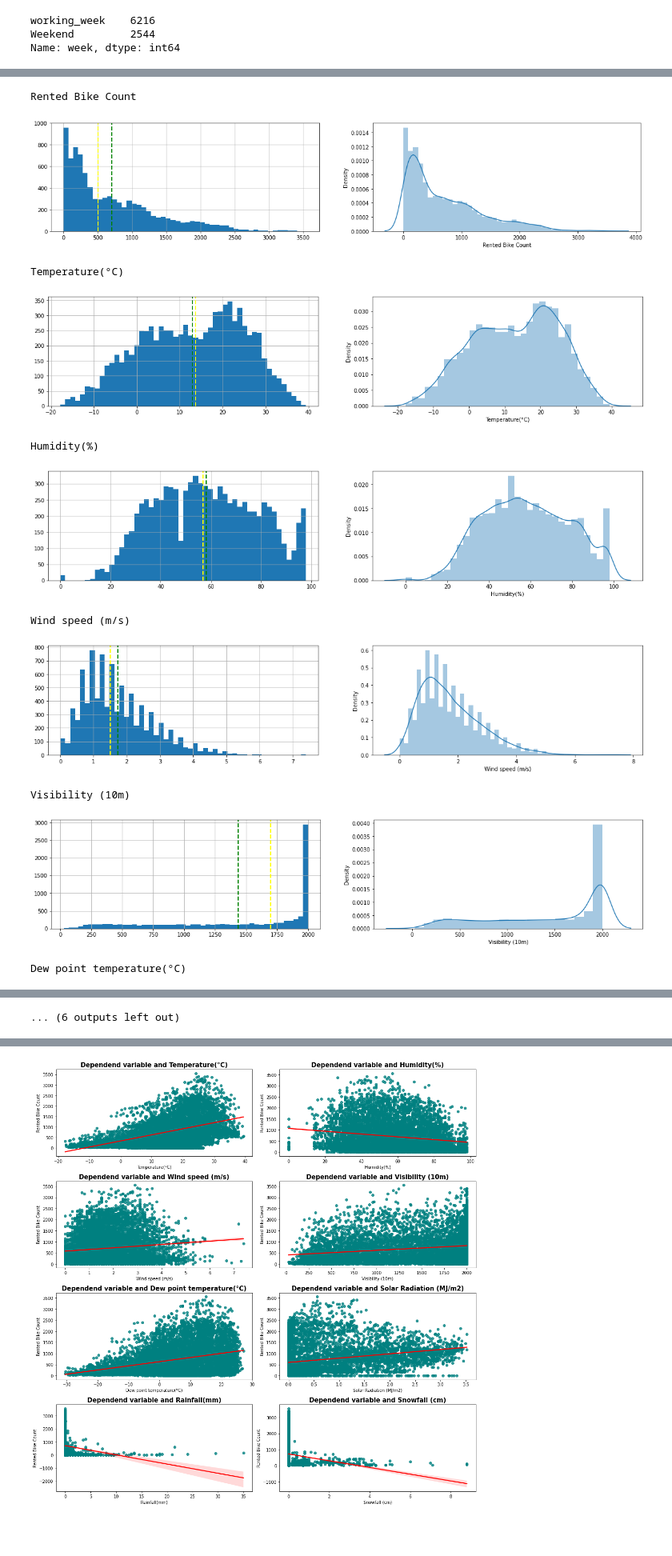
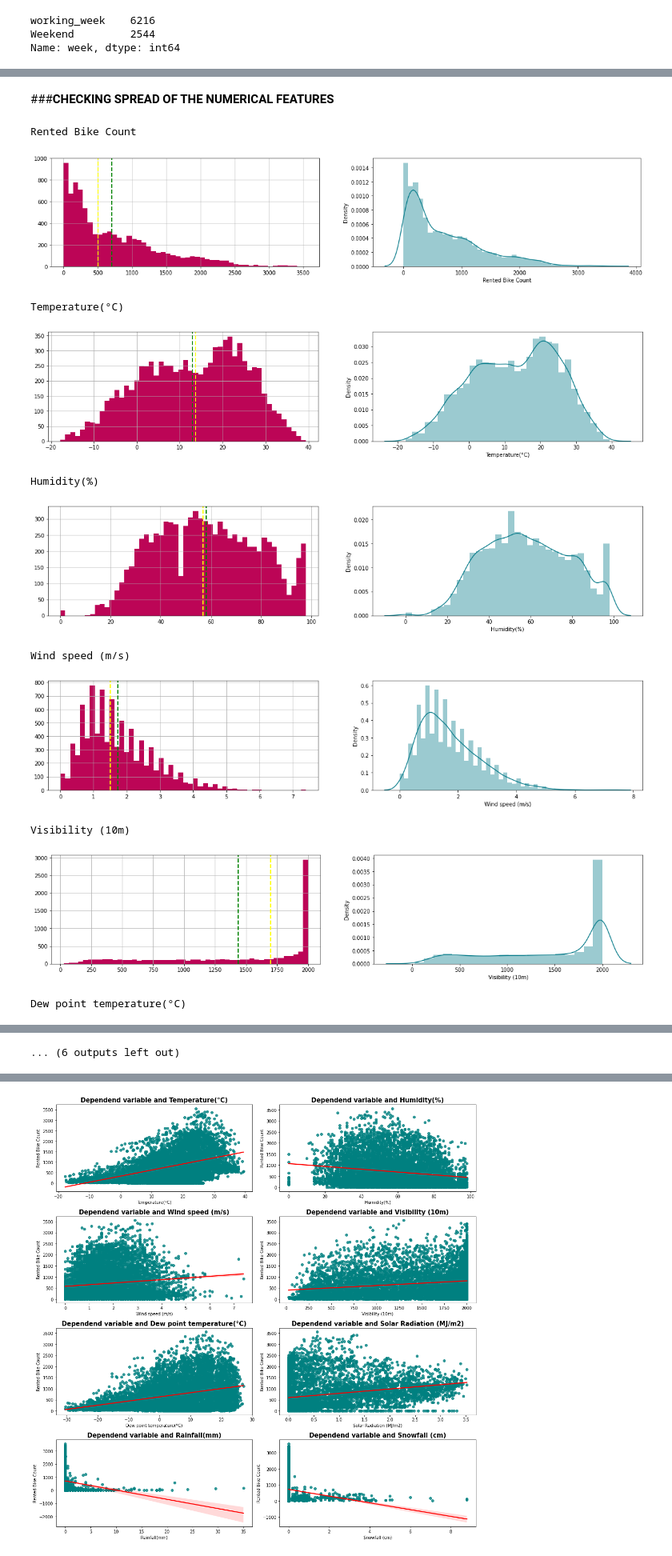
Before and after one commit to techsidh/seoul-bike-sharing-demand-prediction, a Jupyter notebook: Seoul_Bike_Sharing_Demand_Prediction.ipynb, the cells around one changed output, grey strips where cells are left out. Shown at 80% size. Cells and saved outputs as stored; diff of their text form; code cells hidden in the pictures; blank space fills up the shorter version.

```diff
--- a/Seoul_Bike_Sharing_Demand_Prediction.ipynb
+++ b/Seoul_Bike_Sharing_Demand_Prediction.ipynb
@@ -50,5 +57,7 @@ from sklearn.ensemble import RandomForestRegressor
 # %%
-df = pd.read_csv('/content/drive/MyDrive/colab/EDA/SeoulBikeData.csv',encoding = 'latin')
+# Importing Dataset
+
+df = pd.read_csv('/content/drive/MyDrive/Capstone Project - Seoul Bike Sharing Demand Prediction/SeoulBikeData.csv',encoding = 'latin')
 # %%
 # Lets look at their shapes respectively.
 print(" Shape of the resources dataframe is: " , df.shape)
@@ -245,6 +284,6 @@ Name: year, dtype: int64
 for i in categorical_features.columns:
   plt.figure(figsize = (12,7))
 
-  sns.barplot(df[i], df['Rented Bike Count']).set_title( i, fontdict = { 'fontsize': 18},weight= 'bold')
+  sns.barplot(df[i], df['Rented Bike Count'],palette = 'Spectral').set_title( i, fontdict = { 'fontsize': 18},weight= 'bold')
   plt.tight_layout()
 # %% [output]
@@ -264,7 +305,7 @@ plt.figure(figsize=(20,15))
 for i in numeric_features.columns:
   plt.subplot(3,3,n)
   n=n+1
-  sns.boxplot(df[i])
+  sns.boxplot(df[i], palette = 'inferno')
   plt.title(i,  fontdict = {'fontsize': 15}, weight= 'bold')
   plt.tight_layout()
 # %% [output]
@@ -279,7 +324,7 @@ for i in categorical_features.columns:
     pass
   else:
     plt.figure(figsize=(20,10))
-    sns.pointplot(x=df['Hour'],y=df['Rented Bike Count'],hue=df[i])
+    sns.pointplot(x=df['Hour'],y=df['Rented Bike Count'],hue=df[i], palette = 'Dark2')
     plt.title(f'Rented Bike Count during different {i} with respect of Hour', fontdict = { 'fontsize': 18}, weight= 'bold')
   plt.show()
 # %% [output]
@@ -316,33 +404,35 @@ categorical_features.drop(columns=['weekday'], inplace=True)
+# %% [markdown]
+###**CHECKING SPREAD OF THE NUMERICAL FEATURES**
 # %%
 # Plotting Histogram with Mean and Median, and Distplot of all the Numeric Features of the Dataset
 
 n=1
 for i in numeric_features.columns:
   plt.figure(figsize=(20,40))
   plt.subplot(9,2,n)
   n+=1
   print('\n')
   print('\033[1m' + i + '\033[0m')            # print bold text
   print('\n')
 
   feature=df[i]
-  feature.hist(bins=50)
+  feature.hist(bins=50, color='#BC0556')
   plt.axvline(feature.mean(), color='green', linestyle='dashed', linewidth=2)
   plt.axvline(feature.median(), color='yellow', linestyle='dashed', linewidth=2)
   plt.subplot(9,2,n)
   n+= 1
-  sns.distplot(df[i])
+  sns.distplot(df[i], color='#077b8a')
 
   plt.show()
 # %% [output]
 Rented Bike Count
-[figure, old version]
+[figure, new version]
 Temperature(°C)
-[figure, old version]
+[figure, new version]
 Humidity(%)
-[figure, old version]
+[figure, new version]
 Wind speed (m/s)
-[figure, old version]
+[figure, new version]
 Visibility (10m)
-[figure, old version]
+[figure, new version]
 Dew point temperature(°C)
```
Also changed, not shown: parts of 53 cells of this notebook.
